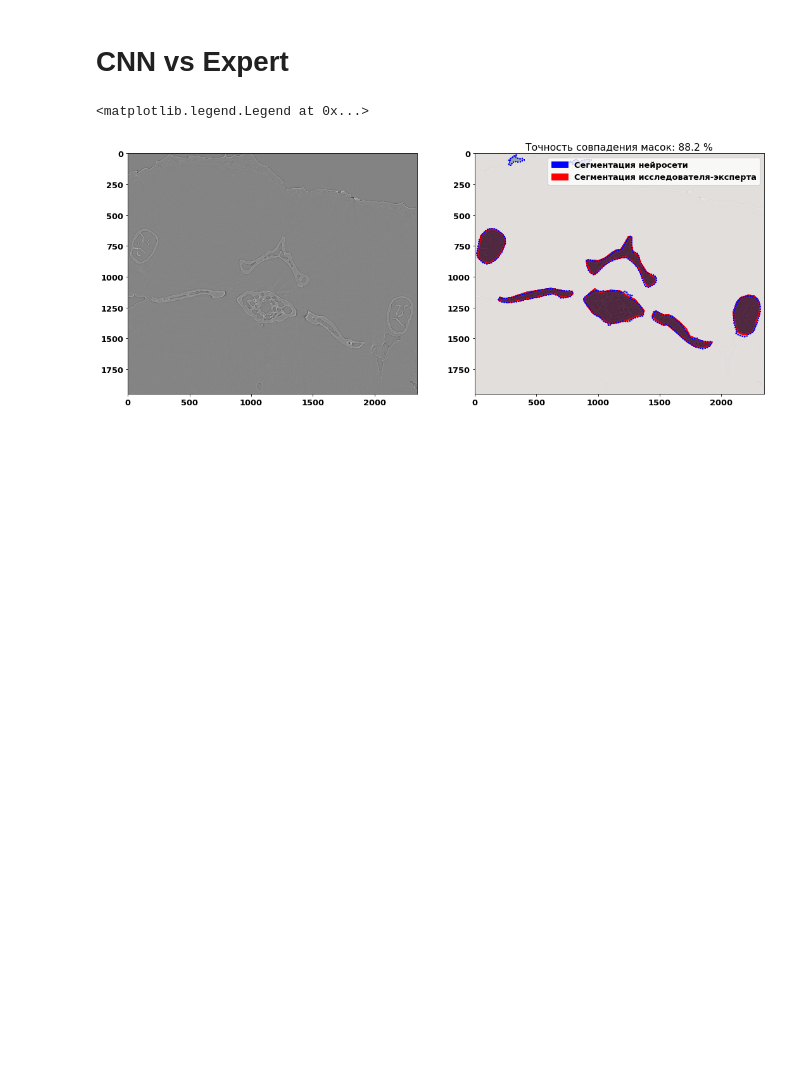
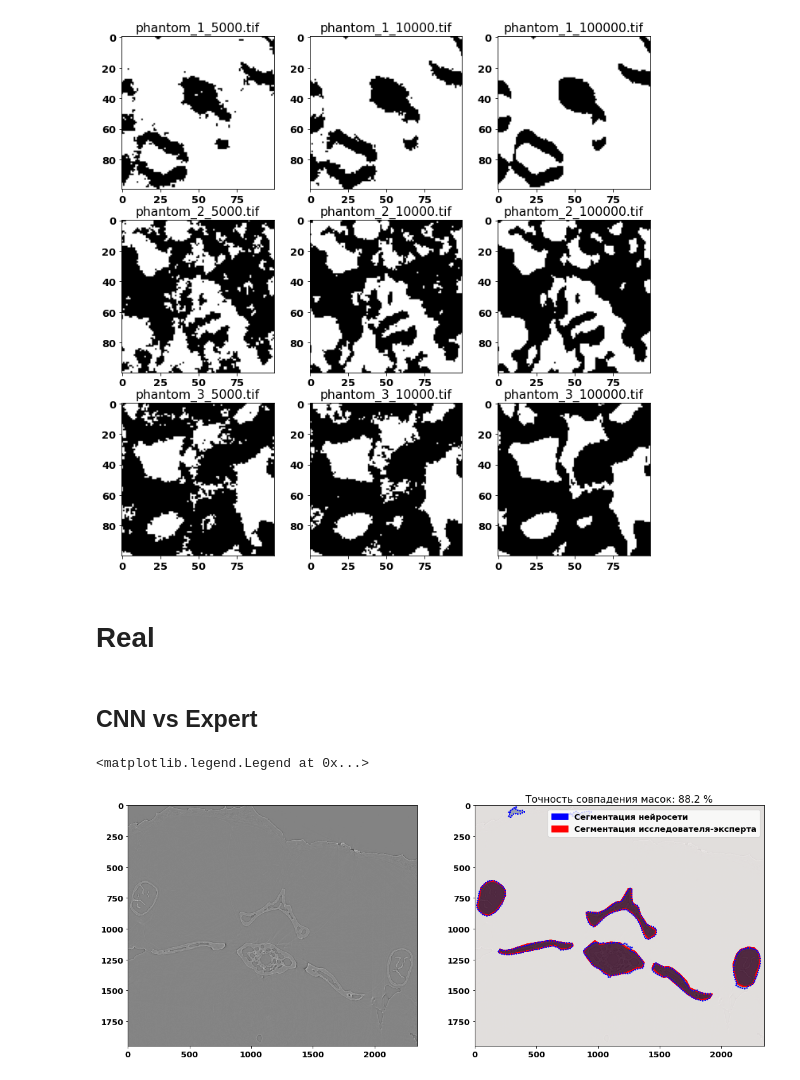
Before and after one commit to ankhafizov/UnetNeuronsSegmentation, a Jupyter notebook: analizator.ipynb, the cells around one changed output. Drawn from its saved outputs; the diff is of its cells as text; code cells hidden in the pictures; blank space fills up the shorter version.

```diff
--- a/analizator.ipynb
+++ b/analizator.ipynb
@@ -20,5 +41,39 @@ matplotlib.rc('font', **font)
+# %%
+def poganins_correction(img, k=350, mu=0.1):
+    data_fft = np.fft.fft2(img)
+
+    freq = np.fft.fftfreq(img.shape[0])
+    fx, fy = np.meshgrid(freq, freq)
+    f2 = np.sqrt(fx**2+fy**2)
+
+    data_corr_fft = data_fft/np.sqrt((k * f2**2+mu))
+    data_corr = np.abs(np.fft.ifft2(data_corr_fft))
+
+    return data_corr
+
+fig, axes = plt.subplots(ncols=3, nrows=3, figsize=(12, 12))
+axes = axes.flatten()
+img_paths = natsorted(glob.glob(f"{folder}/*.tif"))
+
+for ax, path in zip(axes, img_paths):
+    img = np.asarray(Image.open(path))
+
+    title = path.split("/")[-1]
+
+    poganin_img = poganins_correction(img)
+    thrsh = threshold_otsu(poganin_img)
+
+    # ax.hist(poganin_img.flatten(), bins=100)
+    # ax.axvline(x=thrsh)
+    ax.imshow(crop(poganin_img < thrsh), cmap="gray")
+    # ax.imshow(crop(poganin_img > thrsh), cmap="Reds", alpha=0.3)
+    ax.set_title(title)
+# %% [output]
+[figure, added]
+# %% [markdown]
+# Real
 # %% [markdown]
-# CNN vs Expert
+## CNN vs Expert
 # %%
 input_images = "data/imgs_o/*.tif"
 input_GT_masks = "data/masks_o/*.tif"
```
Also changed, not shown: parts of 3 cells of this notebook.
